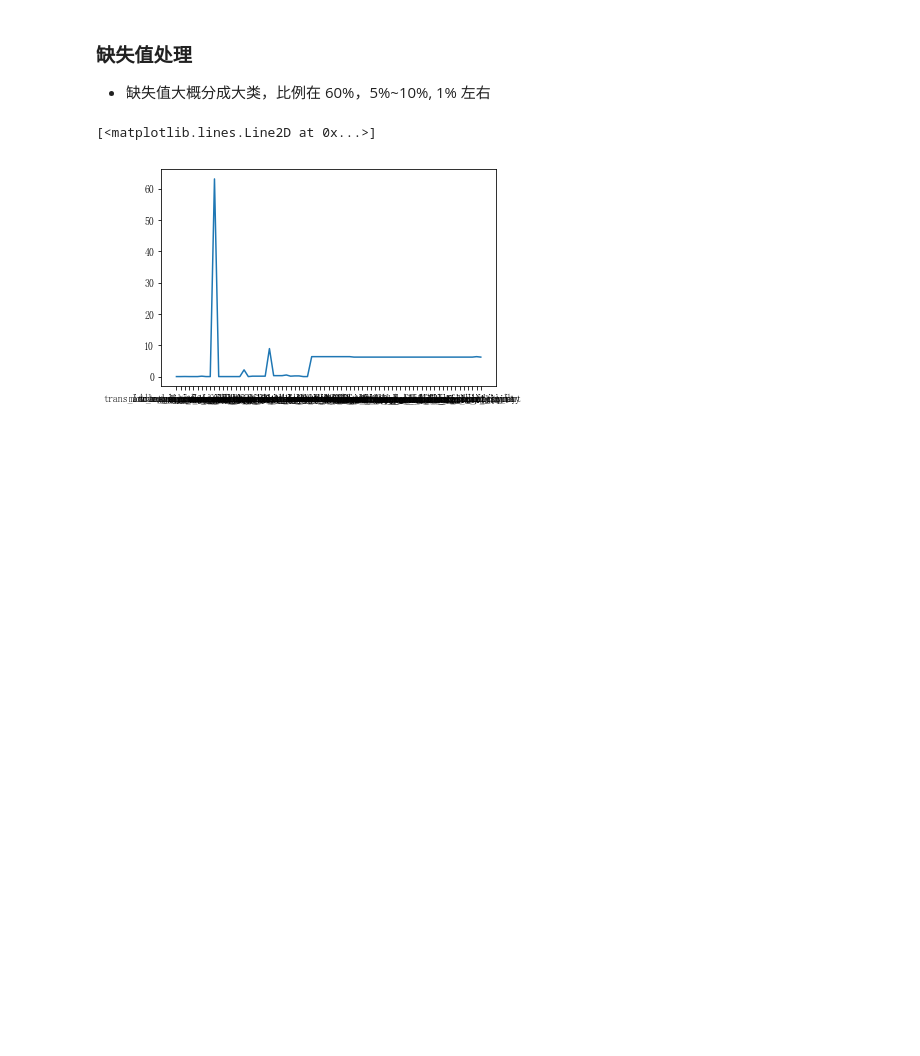
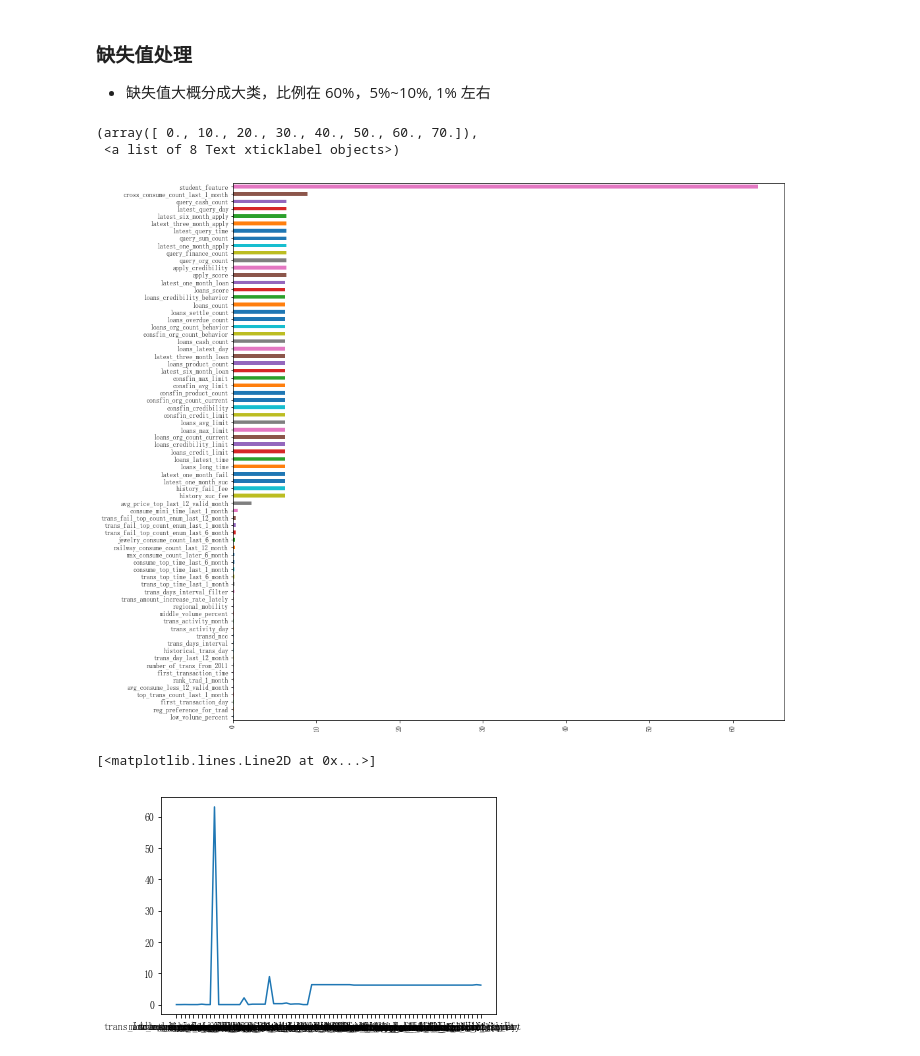
Before and after one commit to LittleSix1/Datawhale, a Jupyter notebook: Datawhale.ipynb, the cells around one changed output. Drawn from its saved outputs; the diff is of its cells as text; code cells hidden in the pictures; blank space fills up the shorter version.

```diff
--- a/Datawhale.ipynb
+++ b/Datawhale.ipynb
@@ -11,6 +45,10 @@ import seaborn as sns
 import matplotlib.pyplot as plt
 import time
 import datetime
+# %%
+import warnings
+warnings.filterwarnings('ignore')
+plt.style.use('ggplot')
 # %%
 #关闭警告
 pd.set_option('mode.chained_assignment',None)
@@ -86,11 +124,3 @@ sns.countplot(data['status']) #查看目标值的比例
 # %% [output]
 <matplotlib.axes._subplots.AxesSubplot at 0x...>
 [figure]
-# %%
-# 查看每行中缺失了多少个值，有的缺失了超过40个 这时考虑是否这些样本有用要删除掉。暂时先不考虑
-line = []
-for i in data.index:
-    line.append(data.iloc[i].isnull().sum())
-line_df =  pd.DataFrame(line, columns=['missing values'])
-line_df.sort_values('missing values', ascending=False)[:200]
-#line_df.loc[line_df['missing values']>40]
@@ -361,6 +377,13 @@ df.describe(include='O')
 - 缺失值大概分成大类，比例在 60%，5%~10%, 1% 左右
 # %%
 nan_prop = df.isnull().sum(axis = 0)[df.isnull().sum(axis = 0)!=0]/df.shape[0]*100
+# %%
+nan_prop.sort_values().plot(kind = 'barh', figsize =(15,15))
+plt.xticks(rotation = 90)
+# %% [output]
+(array([ 0., 10., 20., 30., 40., 50., 60., 70.]),
+ <a list of 8 Text xticklabel objects>)
+[figure, added]
 # %%
 plt.plot(nan_prop)
 # %% [output]
```
Also changed, not shown: parts of 49 cells of this notebook.
